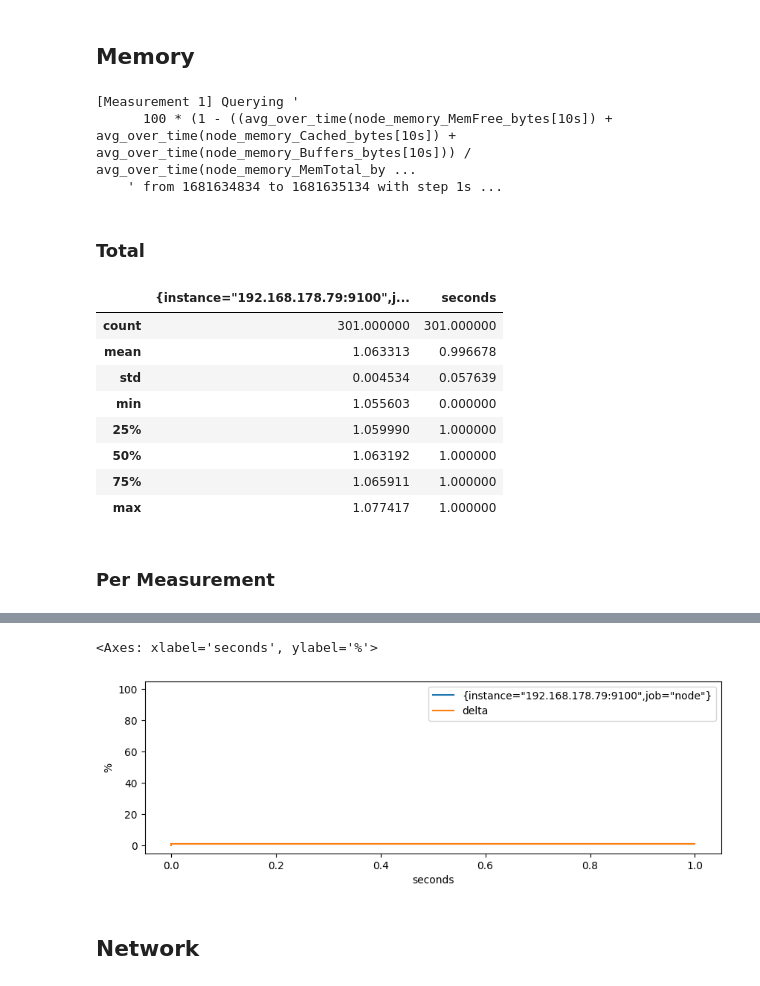
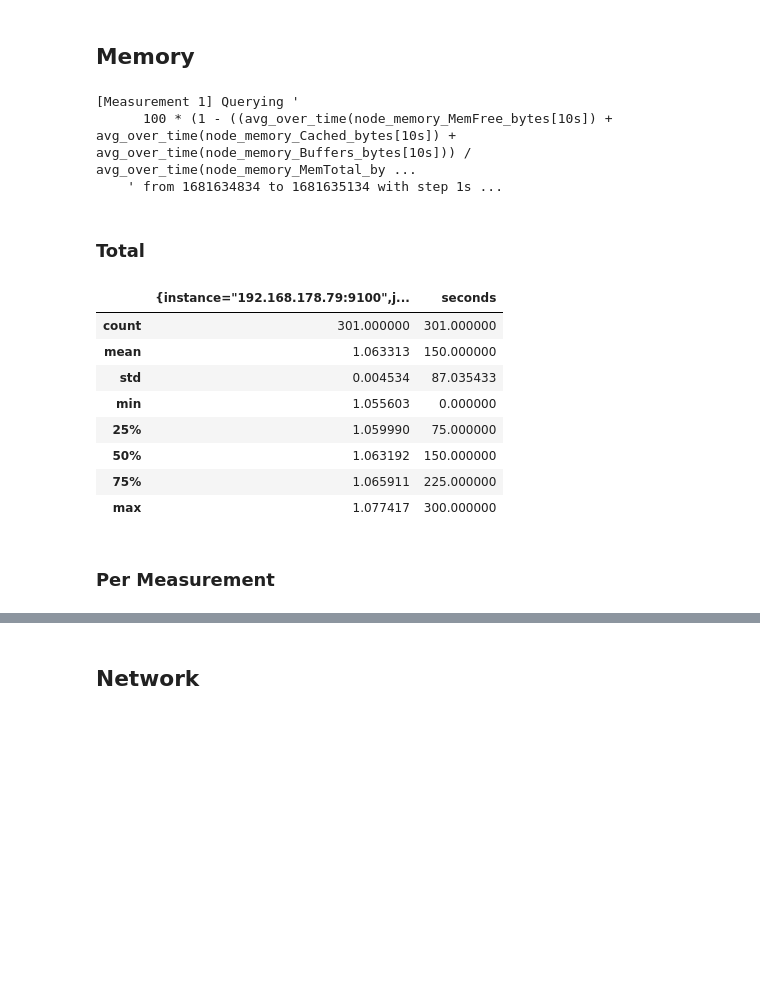
Before and after one commit to twobiers/software-architecture-sustainability-experiment, a Jupyter notebook: results/analysis.ipynb, the cells around one changed output, grey strips where cells are left out. Saved outputs shown, nothing was run; the diff lists cells and outputs as text; code cells hidden in the pictures; blank space fills up the shorter version.

```diff
--- a/results/analysis.ipynb
+++ b/results/analysis.ipynb
@@ -12,3 +23,0 @@ pd.__version__
-# %%
-p = query.Prometheus('http://192.168.178.64:9090')
-step = "1s"
@@ -44,7 +46,7 @@ def prepare_query_range_as_dataframe(measurement_no, query, start, end, step=ste
     # We can't be sure that we have a value for each second, so we calculate the difference between the timestamps
     # and att those to the dataframe
     metrics['tvalue'] = metrics.index
-    metrics['delta'] = (metrics['tvalue'] - metrics['tvalue'].shift()).fillna(0).astype('timedelta64[s]')
+    metrics['delta'] = (metrics['tvalue'] - metrics['tvalue'].min()).fillna(0).astype('timedelta64[s]')
     metrics['seconds'] = metrics['delta'].dt.total_seconds().astype(int)
     metrics.drop(['tvalue'], inplace=True, axis=1)
     # metrics = metrics.assign(seconds=range(len(metrics)))
@@ -366,24 +362,24 @@ Length: 72, dtype: object
 # %%
 memory_usage = prepare_memory_utilization(bm)
 describe_measurement_dataframe(memory_usage)
 
 grouped_mean = memory_usage.groupby(by=['seconds']).mean()
-grouped_mean.drop(['measurement'], inplace=True, axis=1)
-grouped_mean.plot(drawstyle='steps',figsize=(10,3),ylim=(-5,105),ylabel='%')
+grouped_mean.drop(['measurement', 'delta'], inplace=True, axis=1)
+# grouped_mean.plot(drawstyle='steps',figsize=(10,3),ylim=(-5,105),ylabel='%')
 # %% [output]
 [Measurement 1] Querying '
       100 * (1 - ((avg_over_time(node_memory_MemFree_bytes[10s]) + avg_over_time(node_memory_Cached_bytes[10s]) + avg_over_time(node_memory_Buffers_bytes[10s])) / avg_over_time(node_memory_MemTotal_by ...
     ' from 1681634834 to 1681635134 with step 1s ...
 ### Total
 |  | {instance="192.168.178.79:9100",j... | seconds |
 | count | 301.000000 | 301.000000 |
-| mean | 1.063313 | 0.996678 |
-| std | 0.004534 | 0.057639 |
+| mean | 1.063313 | 150.000000 |
+| std | 0.004534 | 87.035433 |
 | min | 1.055603 | 0.000000 |
-| 25% | 1.059990 | 1.000000 |
-| 50% | 1.063192 | 1.000000 |
-| 75% | 1.065911 | 1.000000 |
-| max | 1.077417 | 1.000000 |
+| 25% | 1.059990 | 75.000000 |
+| 50% | 1.063192 | 150.000000 |
+| 75% | 1.065911 | 225.000000 |
+| max | 1.077417 | 300.000000 |
 ### Per Measurement
                                                     measurement
 delta                                        count  1                          301
@@ -403,7 +399,5 @@ delta                                        count  1                          3
                                              75%    1                     1.065911
                                              max    1                     1.077417
 dtype: object
-<Axes: xlabel='seconds', ylabel='%'>
-[figure, removed]
 # %% [markdown]
 ## Network
```
Also changed, not shown: parts of 17 cells of this notebook.
